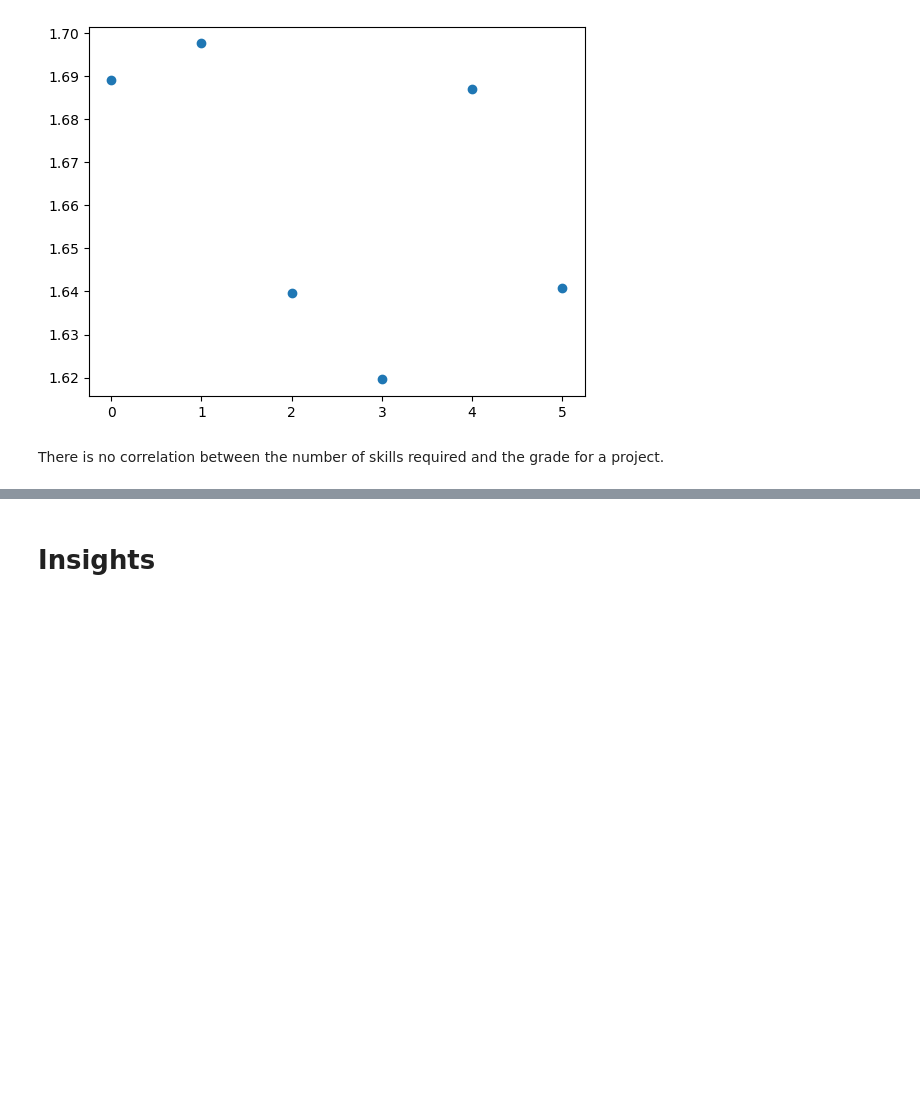
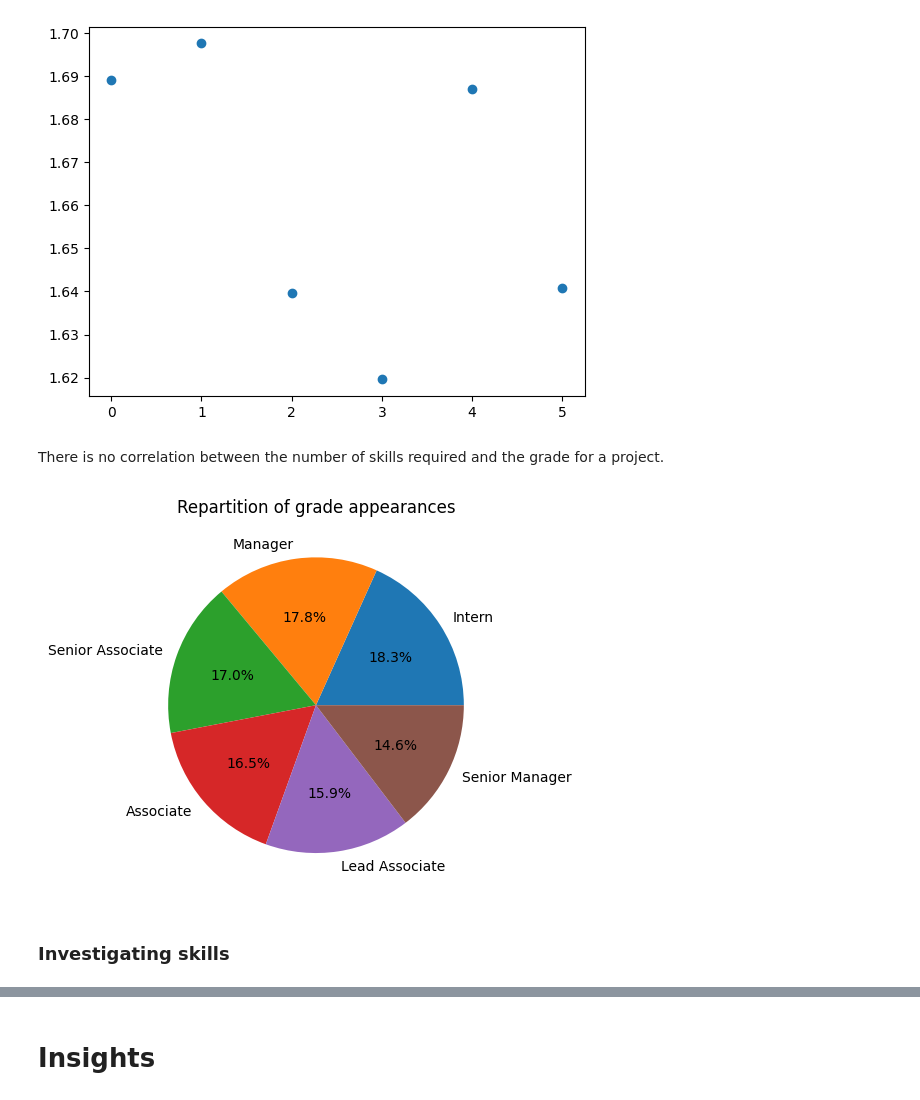
Before and after one commit to PiCindy/jupyter-coding-challenge, a Jupyter notebook: data_analysis.ipynb, the cells around one changed output, grey strips where cells are left out. Saved outputs shown, nothing was run; the diff lists cells and outputs as text; code cells hidden in the pictures; blank space fills up the shorter version.

```diff
--- a/data_analysis.ipynb
+++ b/data_analysis.ipynb
@@ -334,3 +334,12 @@ plt.scatter(skillsVSGrade.keys(), skillsVSGrade.values)
 [figure]
 # %% [markdown]
 There is no correlation between the number of skills required and the grade for a project.
+# %%
+df_flattened['grade'].value_counts().plot(kind='pie', autopct='%1.1f%%')
+plt.ylabel('')
+plt.title('Repartition of grade appearances')
+plt.show()
+# %% [output]
+[figure, added]
+# %% [markdown]
+### Investigating skills
```
Also changed, not shown: parts of 3 cells of this notebook.
